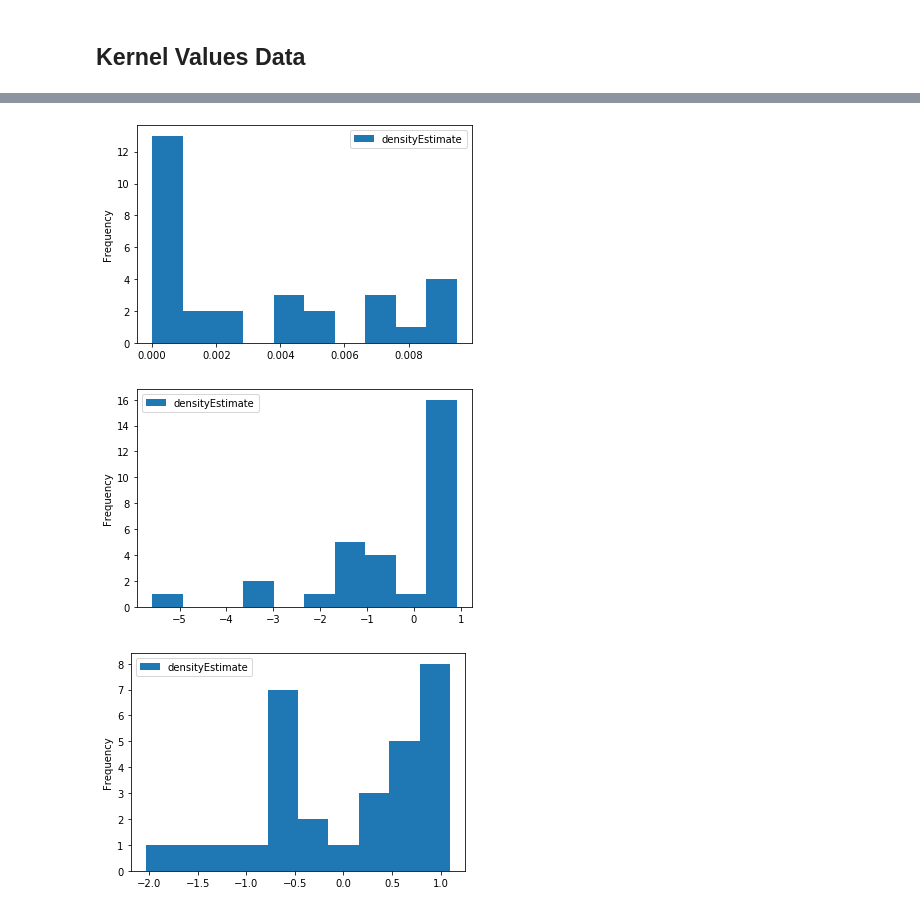
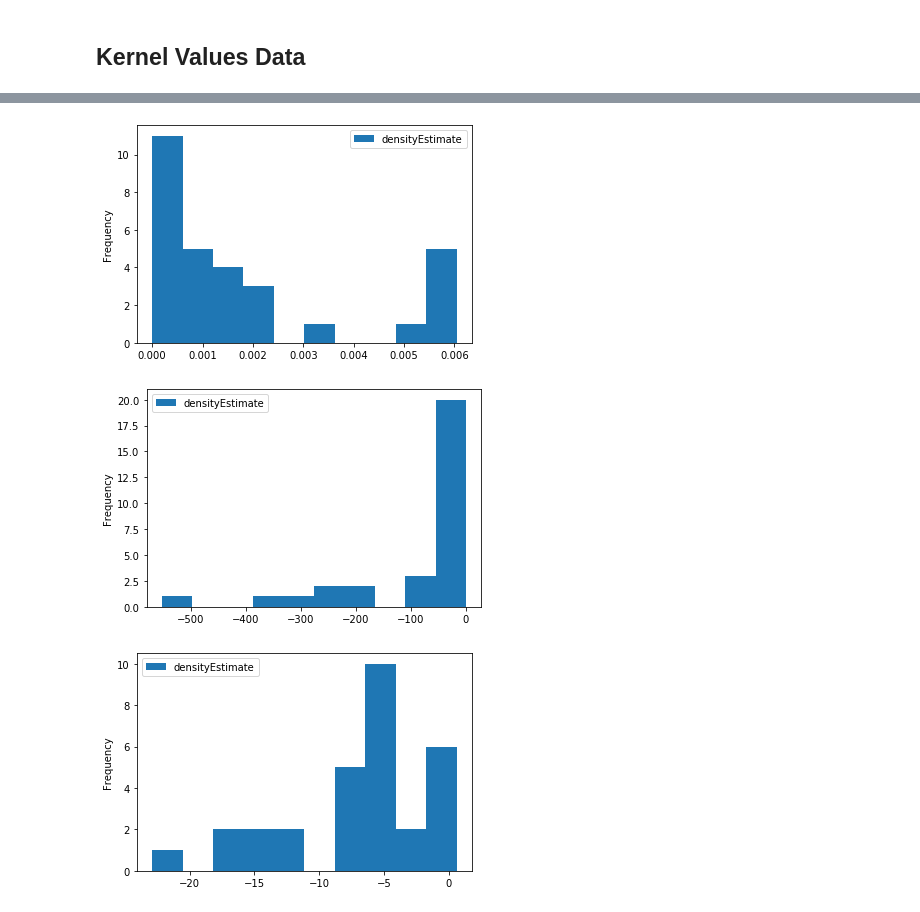
Before and after one commit to gilpasternak35/Likelihood, a Jupyter notebook: likelihood-public.ipynb, the cells around one changed output, grey strips where cells are left out. Cells and saved outputs as stored; diff of their text form; code cells hidden in the pictures.

Commit message:
display great, removed uneccessary part, lots of major fixes need to be model because it's not great with surprise estimate

```diff
--- a/likelihood-public.ipynb
+++ b/likelihood-public.ipynb
@@ -369,7 +286,7 @@ https://www.nbastuffer.com/2019-2020-nba-team-stats/
  [30 rows x 24 columns]]
 # %%
 #Obtaining the first of the tables on the site
-first_table = frame[0]
+first_table = frame[1]
 first_table
 # %% [output]
 |  | RANK | TEAM | CONF | DIVISION | GP | PTS/GMPoints Per GameAverage poin... | aPTS/GMPoints Allowed Per GameAve... | ... |
@@ -395,7 +312,7 @@ first_table
 # %%
 def zMetrics(nums):
     z_values = np.array([])
-    u = nums.mean()
+    u = nums.median()
     dev = nums.std()
 
     #Calculating z-scores
@@ -444,9 +359,9 @@ The Kernel Estimation for a Gaussian, Triangular, and Parabolic Kernel are found
 def gaussKernel(avg,stat,n,bandwidth):
     density = np.array([])
     #temp adjustment because this estimate is TINY
-    bandwidth *=50
+    bandwidth *= 50
     for i in np.arange(n):
-        density = np.append(density, (1/(n*bandwidth)) *kernel_const*
+        density = np.append(density, (1/(n*bandwidth)) *1/(mt.sqrt(2*mt.pi))*
                   mt.pow(mt.e,(-1/2*mt.pow((avg - stat[i])/bandwidth,2))))
     densityFrame = pd.DataFrame().assign(densityEstimate = density)
     densityFrame.plot(kind = "hist", density = False)
@@ -481,7 +396,7 @@ def parabolicKernel(avg,stat,n,bandwidth):
 ## Kernel Values Data
 # %%
 # Assigning initial kernal estimations
-kernelEstimation = kernelFrame.assign(Data_Index = indx, Data_Point = stat,Gaussian_z = gaussKernel(avg,stat,n,bandwidth),
+kernelEstimation = kernelEstimations.assign(Data_Index = indx, Data_Point = stat,Gaussian_z = gaussKernel(avg,stat,n,bandwidth),
                                       Parabolic_z = parabolicKernel(avg,stat,n,bandwidth),
                                             Triangular_z = triDense(avg,stat,n,bandwidth))
 # temp sort
@@ -493,8 +408,9 @@ kernelEstimation = kernelEstimation.assign(Parabolic_z = zMetrics(kernelEstimati
 kernelEstimation = kernelEstimation.assign(Triangular_z = zMetrics(kernelEstimation.get("Triangular_z")))
 
 #Calculating their average
-avg_z = (kernelEstimation.get("Triangular_z")+kernelEstimation.get("Parabolic_z")+kernelEstimation.get("Gaussian_z"))/3.0
-kernelEstimation = kernelEstimation.assign(Average_z_score = avg_z)
-kernelEstimation = kernelEstimation.sort_values(by = "Average_z_score")
+avg_z = abs(kernelEstimation.get("Triangular_z")+kernelEstimation.get("Parabolic_z")+kernelEstimation.get("Gaussian_z"))/3.0
+kernelEstimation = kernelEstimation.assign(Abs_Average_z_score = avg_z)
+kernelEstimation = kernelEstimation.sort_values(by = "Abs_Average_z_score")
+kernelEstimation  = kernelEstimation.assign(surprise = -np.log2((kernelEstimation.get("Abs_Average_z_score"))))
 kernelEstimation
 # %% [output]
@@ -518,3 +434,3 @@ kernelEstimation
-[figure, old version]
+[figure, new version]
-[figure, old version]
+[figure, new version]
-[figure, old version]
+[figure, new version]
```
Also changed, not shown: parts of 13 cells of this notebook.
